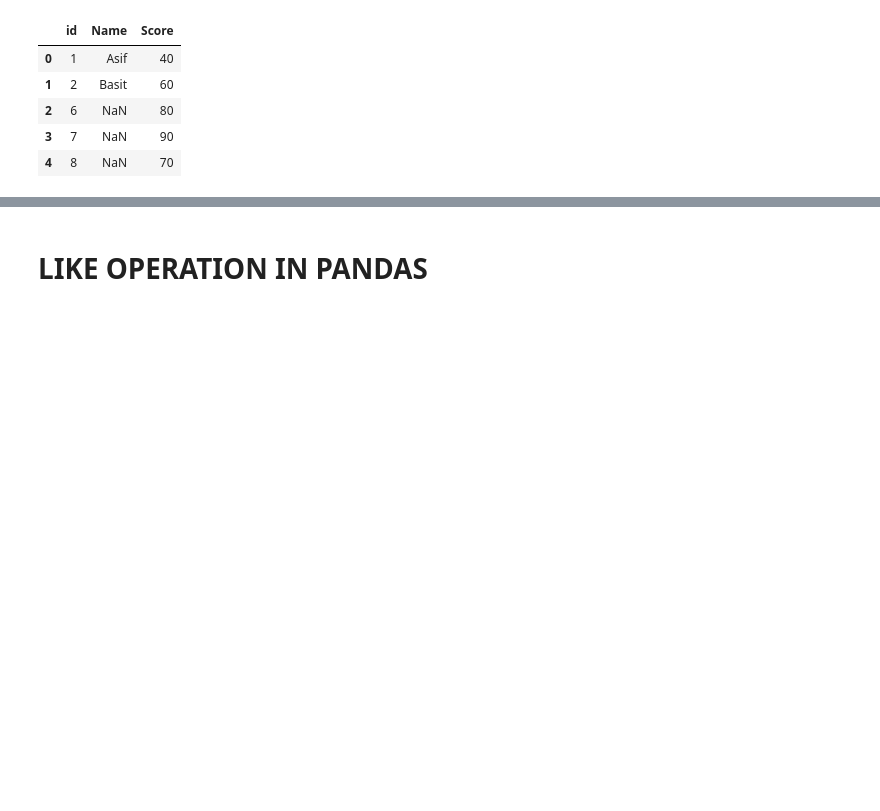
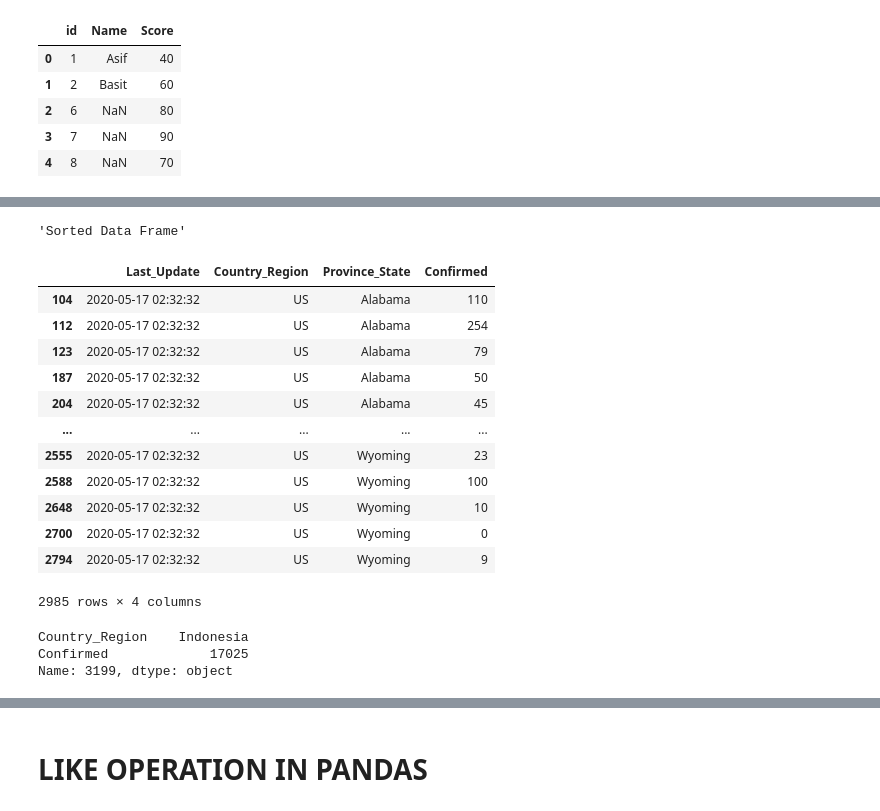
Before and after one commit to abbasmalekpour/AdalegIT, a Jupyter notebook: notebooks/03-Pandas/02-pandas.ipynb, the cells around one changed output, grey strips where cells are left out. Cells and saved outputs as stored; diff of their text form; code cells hidden in the pictures; blank space fills up the shorter version.

```diff
--- a/notebooks/03-Pandas/02-pandas.ipynb
+++ b/notebooks/03-Pandas/02-pandas.ipynb
@@ -131,7 +208,28 @@ display('Sorted Data Frame', df1.sort_values(['Country/Region', 'Last Update'],
+# %%
+display('Sorted Data Frame', df1.sort_values(['Country_Region', 'Province_State'], ascending=[1,1])[df1['Country_Region']=='US'])
+# %% [output]
+'Sorted Data Frame'
+|  | Last_Update | Country_Region | Province_State | Confirmed |
+| 104 | 2020-05-17 02:32:32 | US | Alabama | 110 |
+| 112 | 2020-05-17 02:32:32 | US | Alabama | 254 |
+| 123 | 2020-05-17 02:32:32 | US | Alabama | 79 |
+| 187 | 2020-05-17 02:32:32 | US | Alabama | 50 |
+| 204 | 2020-05-17 02:32:32 | US | Alabama | 45 |
+| ... | ... | ... | ... | ... |
+| 2555 | 2020-05-17 02:32:32 | US | Wyoming | 23 |
+| 2588 | 2020-05-17 02:32:32 | US | Wyoming | 100 |
+| 2648 | 2020-05-17 02:32:32 | US | Wyoming | 10 |
+| 2700 | 2020-05-17 02:32:32 | US | Wyoming | 0 |
+| 2794 | 2020-05-17 02:32:32 | US | Wyoming | 9 |
+2985 rows × 4 columns
 # %%
 #Iterating through the dataset
 for index , row in df1.iterrows():
-    if (row['Country/Region'] == 'Indonesia' ):
-        display(row[['Country/Region' ,'Confirmed']])
+    if (row['Country_Region'] == 'Indonesia' ):
+        display(row[['Country_Region' ,'Confirmed']])
+# %% [output]
+Country_Region    Indonesia
+Confirmed             17025
+Name: 3199, dtype: object
 # %%
 #Unique Values
```
Also changed, not shown: parts of 16 cells of this notebook, 8 other files.
